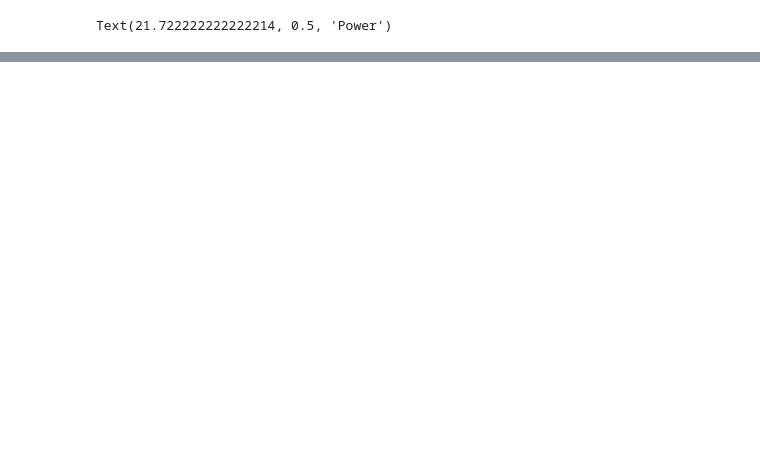
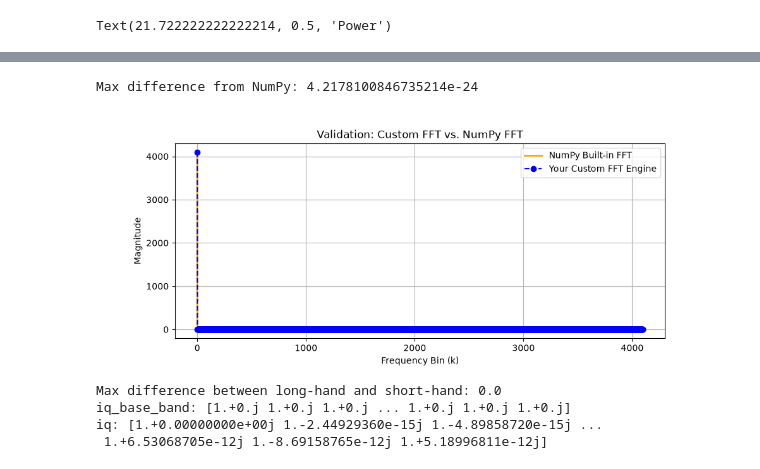
Before and after one commit to falconfire2002/rf_notebooks, a Jupyter notebook: rf_notebook.ipynb, the cells around one changed output, grey strips where cells are left out. Saved outputs shown, nothing was run; the diff lists cells and outputs as text; code cells hidden in the pictures; blank space fills up the shorter version.

```diff
--- a/rf_notebook.ipynb
+++ b/rf_notebook.ipynb
@@ -155,0 +465,21 @@ a2: -0.04355258824204524
+# %%
+#sig_in = iq
+sig_in =iq
+#find the fft size closest to the data set (in hardware we would do similar,split data or even just drop the data )
+n_padded = 2 ** math.ceil(math.log2(len(sig_in)))
+#zero pad the data (this can be done for cpu systems not for fpga systems)
+sig_padded = list(sig_in) + [0] * (n_padded - len(sig_in))
+
+n = len(sig_padded)
+bits = int(math.log2(n))
+
+# split the signal into its component interlaced decomposition
+reordered_indices = []
+for i in range(n):
+    rev = int(bin(i)[2:].zfill(bits)[::-1], 2)
+    reordered_indices.append(rev)
+
+decomposed_signals = [[sig_padded[i]] for i in reordered_indices]
+
+print(f"Original IQ size: {len(sig_in)} | Padded FFT size: {n}")
+print(f"Total decomposed signals: {len(decomposed_signals)}")
@@ -155,0 +587,40 @@ a2: -0.04355258824204524
+# %%
+
+max_diff = np.max(np.abs(numpy_reference[:len(fd2_arr)] - fd2_arr))
+print(f"Max difference from NumPy: {max_diff}")
+plt.figure(figsize=(10, 4))
+plt.plot(np.abs(numpy_reference), label="NumPy Built-in FFT", color="orange", linewidth=2)
+plt.plot(np.abs(fd2_arr), label="Your Custom FFT Engine", color="blue", linestyle="--", marker="o")
+plt.title("Validation: Custom FFT vs. NumPy FFT")
+plt.xlabel("Frequency Bin (k)")
+plt.ylabel("Magnitude")
+plt.legend()
+plt.grid(True)
+plt.show()
+# %% [output]
+Max difference from NumPy: 4.2178100846735214e-24
+[figure, added]
+# %%
+#mixer
+#angle theta (this is used lots so while im duplicating it i would assume for an actual application set it as a variable that is defined once to reduce memory)
+theta = 2 * np.pi * fc * T
+
+# full formula
+osc_real = np.cos(theta)
+osc_imag = -1j * np.sin(theta)
+local_oscillator_long = osc_real + osc_imag
+#this can be done in numpy with
+local_oscillator_short = np.exp(-1j * theta)
+
+max_difference = np.max(np.abs(local_oscillator_long - local_oscillator_short))
+
+print(f"Max difference between long-hand and short-hand: {max_difference}")
+
+iq_base_band = iq* local_oscillator_long
+print("iq_base_band:", iq_base_band)
+print("iq:", iq)
+# %% [output]
+Max difference between long-hand and short-hand: 0.0
+iq_base_band: [1.+0.j 1.+0.j 1.+0.j ... 1.+0.j 1.+0.j 1.+0.j]
+iq: [1.+0.00000000e+00j 1.-2.44929360e-15j 1.-4.89858720e-15j ...
+ 1.+6.53068705e-12j 1.-8.69158765e-12j 1.+5.18996811e-12j]
```
Also changed, not shown: parts of 19 cells of this notebook.
